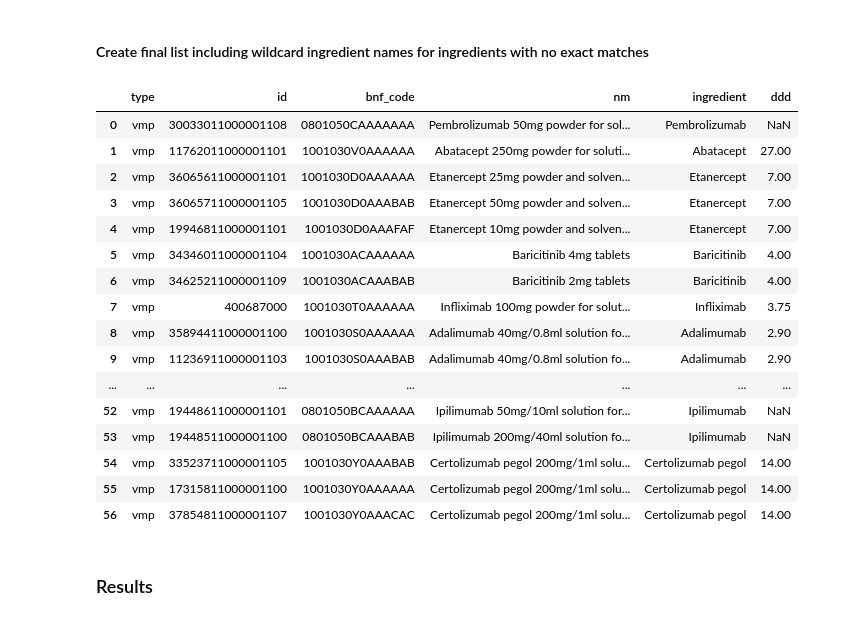
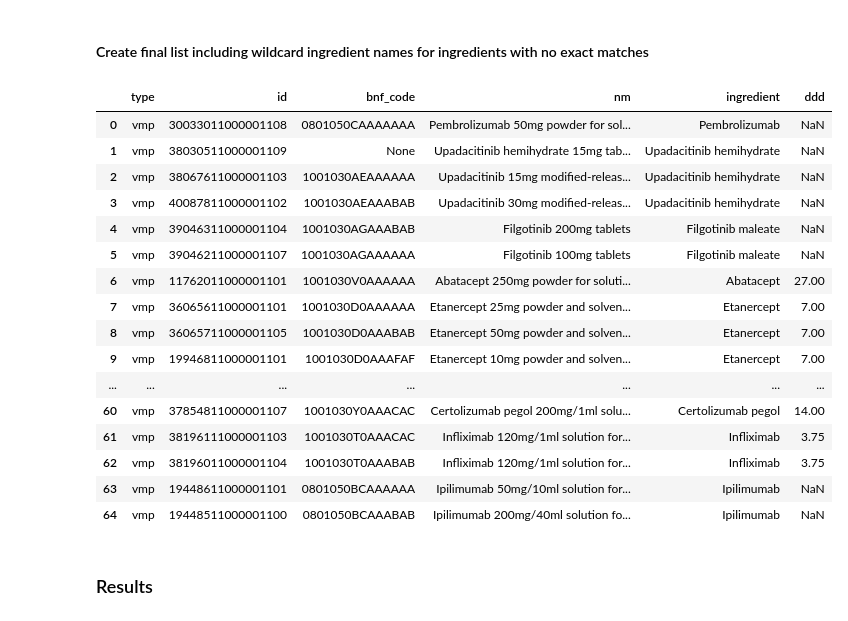
Before and after one commit to ebmdatalab/open-nhs-hospital-use-data, a Jupyter notebook: notebooks/rheumatology_meds/rheumatology_meds.ipynb, the cells around one changed output. Cells and saved outputs as stored; diff of their text form; code cells hidden in the pictures.

```diff
--- a/notebooks/rheumatology_meds/rheumatology_meds_exact_vs_wildcards.ipynb
+++ b/notebooks/rheumatology_meds/rheumatology_meds.ipynb
@@ -150,48 +150,60 @@ WC_missing_ing_tbl
 # %%
 
 sql_incl_wc_match = f'''
 SELECT "vmp" AS type, vmp.id, bnf_code, vmp.nm, ing.nm AS ingredient, ddd.ddd
 FROM dmd.vmp
 INNER JOIN dmd.vpi AS vpi ON vmp.id=vpi.vmp
 INNER JOIN dmd.ing as ing ON ing.id = vpi.ing AND ing.nm IN {names_tuple}
 LEFT JOIN dmd.ddd on vmp.id=ddd.vpid
 
 UNION DISTINCT
 
 SELECT "vmp" AS type, vmp.id, bnf_code, vmp.nm, ing.nm AS ingredient, ddd.ddd
 FROM dmd.vmp
 INNER JOIN dmd.vpi AS vpi ON vmp.id=vpi.vmp
 INNER JOIN dmd.ing as ing ON ing.id = vpi.ing
 LEFT JOIN dmd.ddd on vmp.id=ddd.vpid
-WHERE ing.nm LIKE {WC_ing_0}
-    OR ing.nm LIKE {WC_ing_1}
-    OR ing.nm LIKE {WC_ing_2}
-    OR ing.nm LIKE {WC_ing_3}
+where ing.nm like {WC_ing_0}
+    or ing.nm like {WC_ing_1}
+    or ing.nm like {WC_ing_2}
+    or ing.nm like {WC_ing_3}
+    or ing.nm like {WC_ing_4}
+    or ing.nm like {WC_ing_5}
+    or ing.nm like {WC_ing_6}
+    or ing.nm like {WC_ing_7}
+    or ing.nm like {WC_ing_8}
+    or ing.nm like {WC_ing_9}
+    or ing.nm like {WC_ing_10}
+    or ing.nm like {WC_ing_11}
+    or ing.nm like {WC_ing_12}
+    or ing.nm like {WC_ing_13}
+    or ing.nm like {WC_ing_14}
+    or ing.nm like {WC_ing_15}
 
   '''
 
 meds_incl_wc_match = bq.cached_read(sql_incl_wc_match
             , csv_path=os.path.join('..','data',f'meds_{codelist_name}.csv'))
 
 meds_incl_wc_match
 # %% [output]
 |  | type | id | bnf_code | nm | ingredient | ddd |
 | 0 | vmp | 30033011000001108 | 0801050CAAAAAAA | Pembrolizumab 50mg powder for sol... | Pembrolizumab | NaN |
-| 1 | vmp | 11762011000001101 | 1001030V0AAAAAA | Abatacept 250mg powder for soluti... | Abatacept | 27.00 |
-| 2 | vmp | 36065611000001101 | 1001030D0AAAAAA | Etanercept 25mg powder and solven... | Etanercept | 7.00 |
-| 3 | vmp | 36065711000001105 | 1001030D0AAABAB | Etanercept 50mg powder and solven... | Etanercept | 7.00 |
-| 4 | vmp | 19946811000001101 | 1001030D0AAAFAF | Etanercept 10mg powder and solven... | Etanercept | 7.00 |
-| 5 | vmp | 34346011000001104 | 1001030ACAAAAAA | Baricitinib 4mg tablets | Baricitinib | 4.00 |
-| 6 | vmp | 34625211000001109 | 1001030ACAAABAB | Baricitinib 2mg tablets | Baricitinib | 4.00 |
-| 7 | vmp | 400687000 | 1001030T0AAAAAA | Infliximab 100mg powder for solut... | Infliximab | 3.75 |
-| 8 | vmp | 35894411000001100 | 1001030S0AAAAAA | Adalimumab 40mg/0.8ml solution fo... | Adalimumab | 2.90 |
-| 9 | vmp | 11236911000001103 | 1001030S0AAABAB | Adalimumab 40mg/0.8ml solution fo... | Adalimumab | 2.90 |
+| 1 | vmp | 38030511000001109 | None | Upadacitinib hemihydrate 15mg tab... | Upadacitinib hemihydrate | NaN |
+| 2 | vmp | 38067611000001103 | 1001030AEAAAAAA | Upadacitinib 15mg modified-releas... | Upadacitinib hemihydrate | NaN |
+| 3 | vmp | 40087811000001102 | 1001030AEAAABAB | Upadacitinib 30mg modified-releas... | Upadacitinib hemihydrate | NaN |
+| 4 | vmp | 39046311000001104 | 1001030AGAAABAB | Filgotinib 200mg tablets | Filgotinib maleate | NaN |
+| 5 | vmp | 39046211000001107 | 1001030AGAAAAAA | Filgotinib 100mg tablets | Filgotinib maleate | NaN |
+| 6 | vmp | 11762011000001101 | 1001030V0AAAAAA | Abatacept 250mg powder for soluti... | Abatacept | 27.00 |
+| 7 | vmp | 36065611000001101 | 1001030D0AAAAAA | Etanercept 25mg powder and solven... | Etanercept | 7.00 |
+| 8 | vmp | 36065711000001105 | 1001030D0AAABAB | Etanercept 50mg powder and solven... | Etanercept | 7.00 |
+| 9 | vmp | 19946811000001101 | 1001030D0AAAFAF | Etanercept 10mg powder and solven... | Etanercept | 7.00 |
 | ... | ... | ... | ... | ... | ... | ... |
-| 52 | vmp | 19448611000001101 | 0801050BCAAAAAA | Ipilimumab 50mg/10ml solution for... | Ipilimumab | NaN |
-| 53 | vmp | 19448511000001100 | 0801050BCAAABAB | Ipilimumab 200mg/40ml solution fo... | Ipilimumab | NaN |
-| 54 | vmp | 33523711000001105 | 1001030Y0AAABAB | Certolizumab pegol 200mg/1ml solu... | Certolizumab pegol | 14.00 |
-| 55 | vmp | 17315811000001100 | 1001030Y0AAAAAA | Certolizumab pegol 200mg/1ml solu... | Certolizumab pegol | 14.00 |
-| 56 | vmp | 37854811000001107 | 1001030Y0AAACAC | Certolizumab pegol 200mg/1ml solu... | Certolizumab pegol | 14.00 |
+| 60 | vmp | 37854811000001107 | 1001030Y0AAACAC | Certolizumab pegol 200mg/1ml solu... | Certolizumab pegol | 14.00 |
+| 61 | vmp | 38196111000001103 | 1001030T0AAACAC | Infliximab 120mg/1ml solution for... | Infliximab | 3.75 |
+| 62 | vmp | 38196011000001104 | 1001030T0AAABAB | Infliximab 120mg/1ml solution for... | Infliximab | 3.75 |
+| 63 | vmp | 19448611000001101 | 0801050BCAAAAAA | Ipilimumab 50mg/10ml solution for... | Ipilimumab | NaN |
+| 64 | vmp | 19448511000001100 | 0801050BCAAABAB | Ipilimumab 200mg/40ml solution fo... | Ipilimumab | NaN |
 # %% [markdown]
 ### Results
 # %%
```
Also changed, not shown: parts of 2 cells of this notebook, 3 other files.
